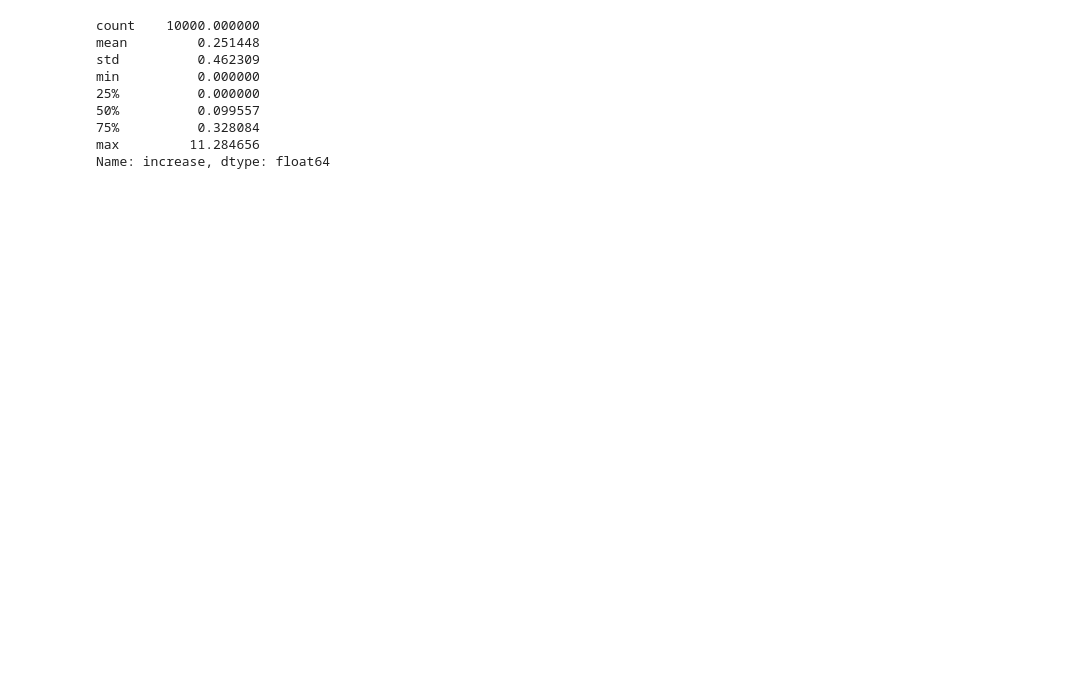
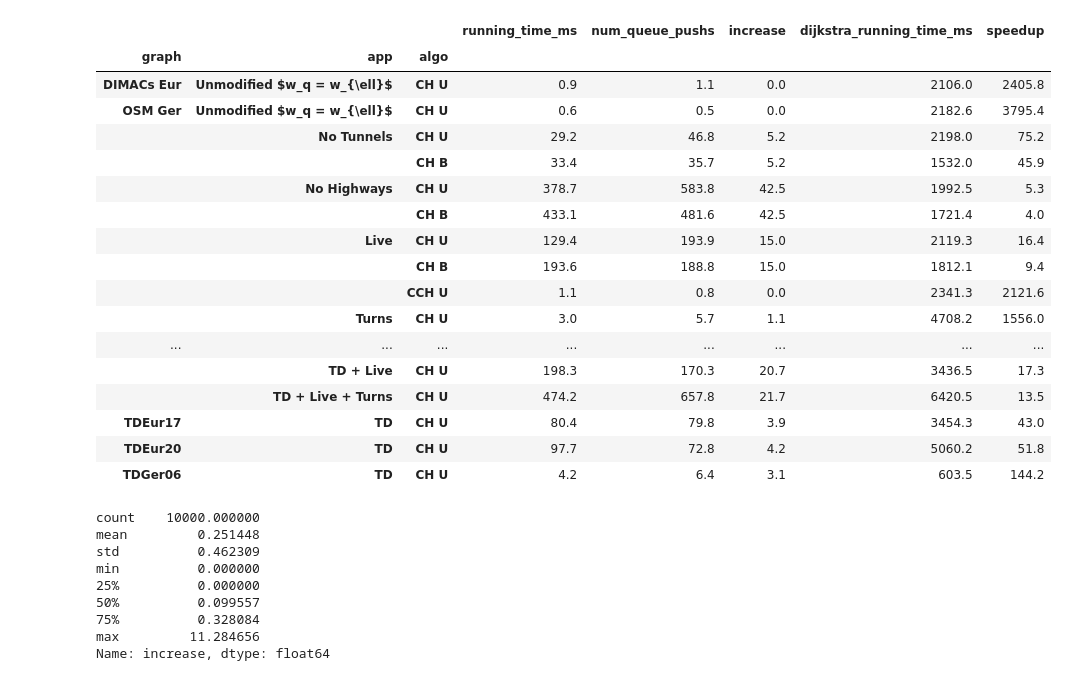
Before and after one commit to kit-algo/ch_potentials, a Jupyter notebook: eval/applications.ipynb, the cells around one changed output. Saved outputs shown, nothing was run; the diff lists cells and outputs as text; code cells hidden in the pictures; blank space fills up the shorter version.

```diff
--- a/eval/applications.ipynb
+++ b/eval/applications.ipynb
@@ -32,13 +43,13 @@ queries = queries.append(pd.DataFrame.from_records([{
 algos = ['Dijkstra Query', 'Bidrectional Dijkstra Query']
 dijkstra_queries = pd.DataFrame.from_records([{
     'exp': exp['experiment'],
-    'graph': run['args'][1],
+    'graph': path_to_graph(run['args'][1]),
     **algo }
     for run in data for exp in run.get('experiments', []) for algo in exp['algo_runs'] if algo.get('algo') in algos])
 
 dijkstra_queries = dijkstra_queries.append(pd.DataFrame.from_records([{
     'exp': run['program'],
-    'graph': run['args'][1],
+    'graph': path_to_graph(run['args'][1]),
     **algo }
     for run in data for algo in run.get('algo_runs', []) if algo.get('algo') in algos]))
 # %%
@@ -88,0 +79,48 @@ queries.groupby(['graph', 'exp']).mean()[['running_time_ms', 'num_queue_pushs',
+# %%
+table = queries.groupby(['graph', 'exp']).mean()[['running_time_ms', 'num_queue_pushs', 'increase']]
+table['num_queue_pushs'] = table['num_queue_pushs'] / 1000
+table = table.join(dijkstra_queries.groupby(['graph', 'exp']).agg(dijkstra_running_time_ms=('running_time_ms', 'mean')))
+table['speedup'] = table['dijkstra_running_time_ms'] / table['running_time_ms']
+table = table.round(1)
+table = table.reset_index()
+table['algo'] = table['exp'].map({
+    'perfect': 'CH U',
+    'chpot_td': 'CH U',
+    'chpot_live': 'CH U',
+    'chpot_turns': 'CH U',
+    'chpot_td_live': 'CH U',
+    'chpot_turns_td_live': 'CH U',
+    'no_highways': 'CH U',
+    'no_tunnels': 'CH U',
+    'cchpot_live': 'CCH U',
+    'cchpot_turns': 'CCH U',
+    'bidir_cchpot_turns': 'CCH B',
+    'bidir_chpot_live': 'CH B',
+    'bidir_chpot_turns': 'CH B',
+    'bidir_no_highways': 'CH B',
+    'bidir_no_tunnels': 'CH B',
+})
+table['app'] = table['exp'].map({
+    'perfect': 'Unmodified $w_q = w_{\ell}$',
+    'chpot_td': 'TD',
+    'chpot_live': 'Live',
+    'chpot_turns': 'Turns',
+    'chpot_td_live': 'TD + Live',
+    'chpot_turns_td_live': 'TD + Live + Turns',
+    'no_highways': 'No Highways',
+    'no_tunnels': 'No Tunnels',
+    'cchpot_live': 'Live',
+    'cchpot_turns': 'Live + Turns',
+    'bidir_cchpot_turns': 'Live + Turns',
+    'bidir_chpot_live': 'Live',
+    'bidir_chpot_turns': 'Turns',
+    'bidir_no_highways': 'No Highways',
+    'bidir_no_tunnels': 'No Tunnels',
+})
+table = table.set_index(['graph', 'app', 'algo']) \
+    .reindex(index=['Unmodified $w_q = w_{\ell}$', 'No Tunnels', 'No Highways', 'Live', 'Turns', 'Live + Turns', 'TD', 'TD + Live', 'TD + Live + Turns'], level=1) \
+    .reindex(index=['CH U', 'CH B', 'CCH U', 'CCH B'], level=2) \
+    .drop(columns=['exp'])
+print(table.to_latex(escape=False))
+table
+# %% [output]
@@ -89,3 +144,21 @@ queries.groupby(['graph', 'exp']).mean()[['running_time_ms', 'num_queue_pushs',
+|  |  |  | running_time_ms | num_queue_pushs | increase | dijkstra_running_time_ms | speedup |
+| graph | app | algo |  |  |  |  |  |
+| DIMACs Eur | Unmodified $w_q = w_{\ell}$ | CH U | 0.9 | 1.1 | 0.0 | 2106.0 | 2405.8 |
+| OSM Ger | Unmodified $w_q = w_{\ell}$ | CH U | 0.6 | 0.5 | 0.0 | 2182.6 | 3795.4 |
+|  | No Tunnels | CH U | 29.2 | 46.8 | 5.2 | 2198.0 | 75.2 |
+|  |  | CH B | 33.4 | 35.7 | 5.2 | 1532.0 | 45.9 |
+|  | No Highways | CH U | 378.7 | 583.8 | 42.5 | 1992.5 | 5.3 |
+|  |  | CH B | 433.1 | 481.6 | 42.5 | 1721.4 | 4.0 |
+|  | Live | CH U | 129.4 | 193.9 | 15.0 | 2119.3 | 16.4 |
+|  |  | CH B | 193.6 | 188.8 | 15.0 | 1812.1 | 9.4 |
+|  |  | CCH U | 1.1 | 0.8 | 0.0 | 2341.3 | 2121.6 |
+|  | Turns | CH U | 3.0 | 5.7 | 1.1 | 4708.2 | 1556.0 |
+| ... | ... | ... | ... | ... | ... | ... | ... |
+|  | TD + Live | CH U | 198.3 | 170.3 | 20.7 | 3436.5 | 17.3 |
+|  | TD + Live + Turns | CH U | 474.2 | 657.8 | 21.7 | 6420.5 | 13.5 |
+| TDEur17 | TD | CH U | 80.4 | 79.8 | 3.9 | 3454.3 | 43.0 |
+| TDEur20 | TD | CH U | 97.7 | 72.8 | 4.2 | 5060.2 | 51.8 |
+| TDGer06 | TD | CH U | 4.2 | 6.4 | 3.1 | 603.5 | 144.2 |
 # %%
 queries.query('exp == "cchpot_live"')['increase'].describe()
 # %% [output]
```
Also changed, not shown: parts of 5 cells of this notebook.
